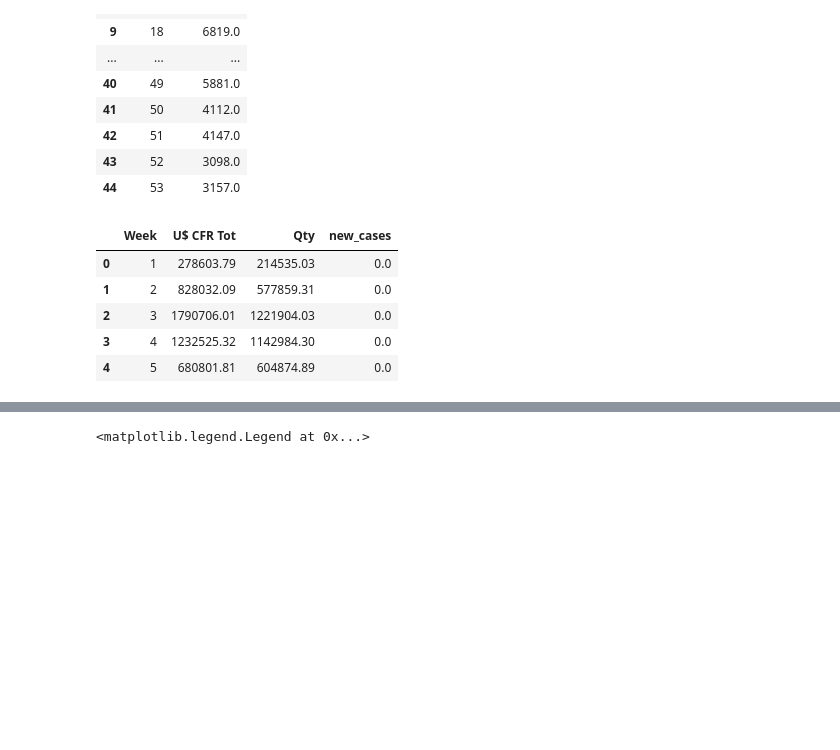
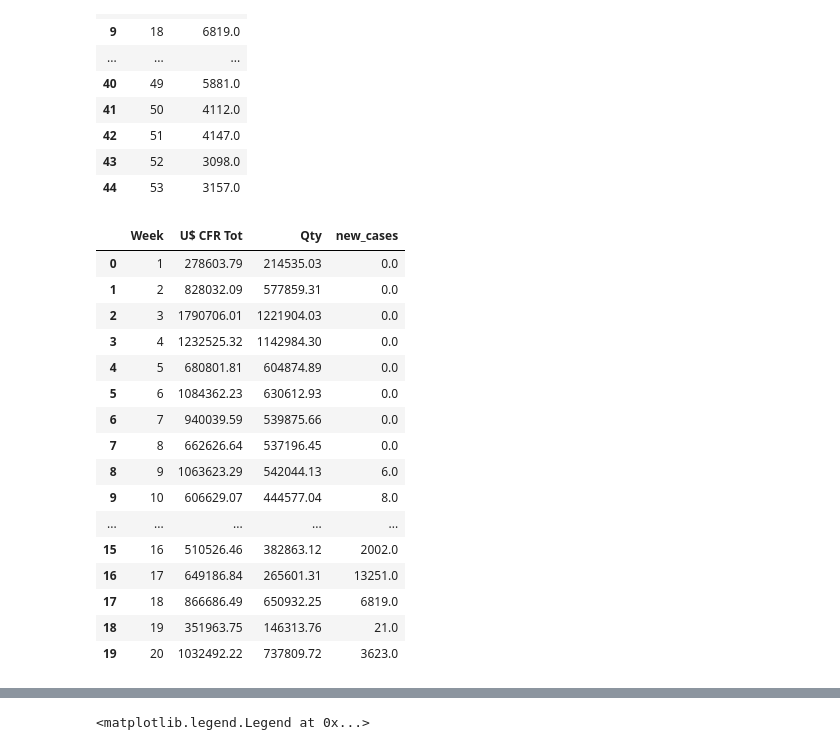
Before and after one commit to RafaelGFernandez01/first_project-, a Jupyter notebook: first-project .ipynb, the cells around one changed output, grey strips where cells are left out. Saved outputs shown, nothing was run; the diff lists cells and outputs as text; code cells hidden in the pictures; blank space fills up the shorter version.

```diff
--- a/first-project .ipynb
+++ b/first-project .ipynb
@@ -207,24 +211,35 @@ total_covid_df.head(53)
 # %%
 #total_unified_df
 
 # total_imports_df.merge(total_covid_df, how="outer", on='Week')
 
 total_unified_df=pd.merge(
     total_imports_df,
     total_covid_df,
     how="outer",
     on="Week"
 )
 
 total_unified_df = total_unified_df.fillna(0)
-total_unified_df.head()
+total_unified_df.head(20)
 # %% [output]
 |  | Week | U$ CFR Tot | Qty | new_cases |
 | 0 | 1 | 278603.79 | 214535.03 | 0.0 |
 | 1 | 2 | 828032.09 | 577859.31 | 0.0 |
 | 2 | 3 | 1790706.01 | 1221904.03 | 0.0 |
 | 3 | 4 | 1232525.32 | 1142984.30 | 0.0 |
 | 4 | 5 | 680801.81 | 604874.89 | 0.0 |
+| 5 | 6 | 1084362.23 | 630612.93 | 0.0 |
+| 6 | 7 | 940039.59 | 539875.66 | 0.0 |
+| 7 | 8 | 662626.64 | 537196.45 | 0.0 |
+| 8 | 9 | 1063623.29 | 542044.13 | 6.0 |
+| 9 | 10 | 606629.07 | 444577.04 | 8.0 |
+| ... | ... | ... | ... | ... |
+| 15 | 16 | 510526.46 | 382863.12 | 2002.0 |
+| 16 | 17 | 649186.84 | 265601.31 | 13251.0 |
+| 17 | 18 | 866686.49 | 650932.25 | 6819.0 |
+| 18 | 19 | 351963.75 | 146313.76 | 21.0 |
+| 19 | 20 | 1032492.22 | 737809.72 | 3623.0 |
 # %%
 total_unified_df.plot.line(x='Week', y='new_cases')
 # %% [output]
```
Also changed, not shown: parts of 26 cells of this notebook.
